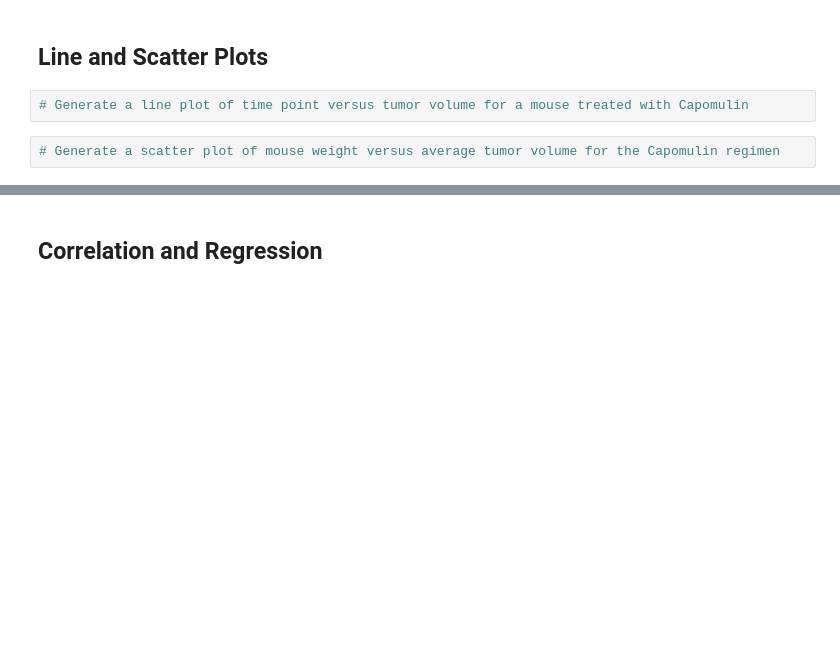
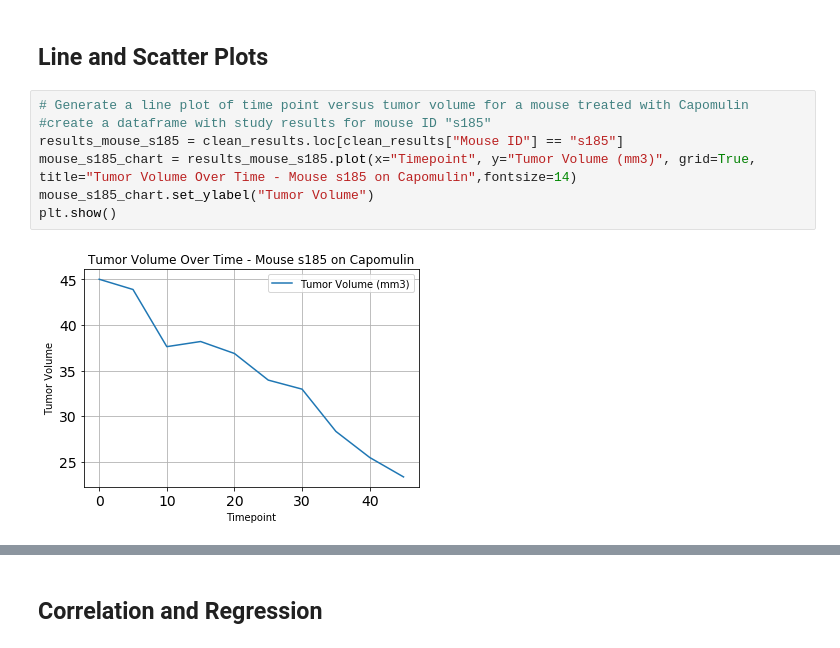
Before and after one commit to jeremyhamley/05-Matplotlib, a Jupyter notebook: Pymaceuticals/pymaceuticals_jeremy_h.ipynb, the cells around one changed output, grey strips where cells are left out. Cells and saved outputs as stored; diff of their text form; blank space fills up the shorter version.

```diff
--- a/Pymaceuticals/pymaceuticals_jeremy_h.ipynb
+++ b/Pymaceuticals/pymaceuticals_jeremy_h.ipynb
@@ -295,7 +301,12 @@ plt.show()
 [figure]
 # %% [markdown]
 ## Line and Scatter Plots
-# %%
-# Generate a line plot of time point versus tumor volume for a mouse treated with Capomulin
-# %%
-# Generate a scatter plot of mouse weight versus average tumor volume for the Capomulin regimen
+# %%
+# Generate a line plot of time point versus tumor volume for a mouse treated with Capomulin
+#create a dataframe with study results for mouse ID "s185"
+results_mouse_s185 = clean_results.loc[clean_results["Mouse ID"] == "s185"]
+mouse_s185_chart = results_mouse_s185.plot(x="Timepoint", y="Tumor Volume (mm3)", grid=True, title="Tumor Volume Over Time - Mouse s185 on Capomulin",fontsize=14)
+mouse_s185_chart.set_ylabel("Tumor Volume")
+plt.show()
+# %% [output]
+[figure, added]
```
Also changed, not shown: parts of 5 cells of this notebook.
